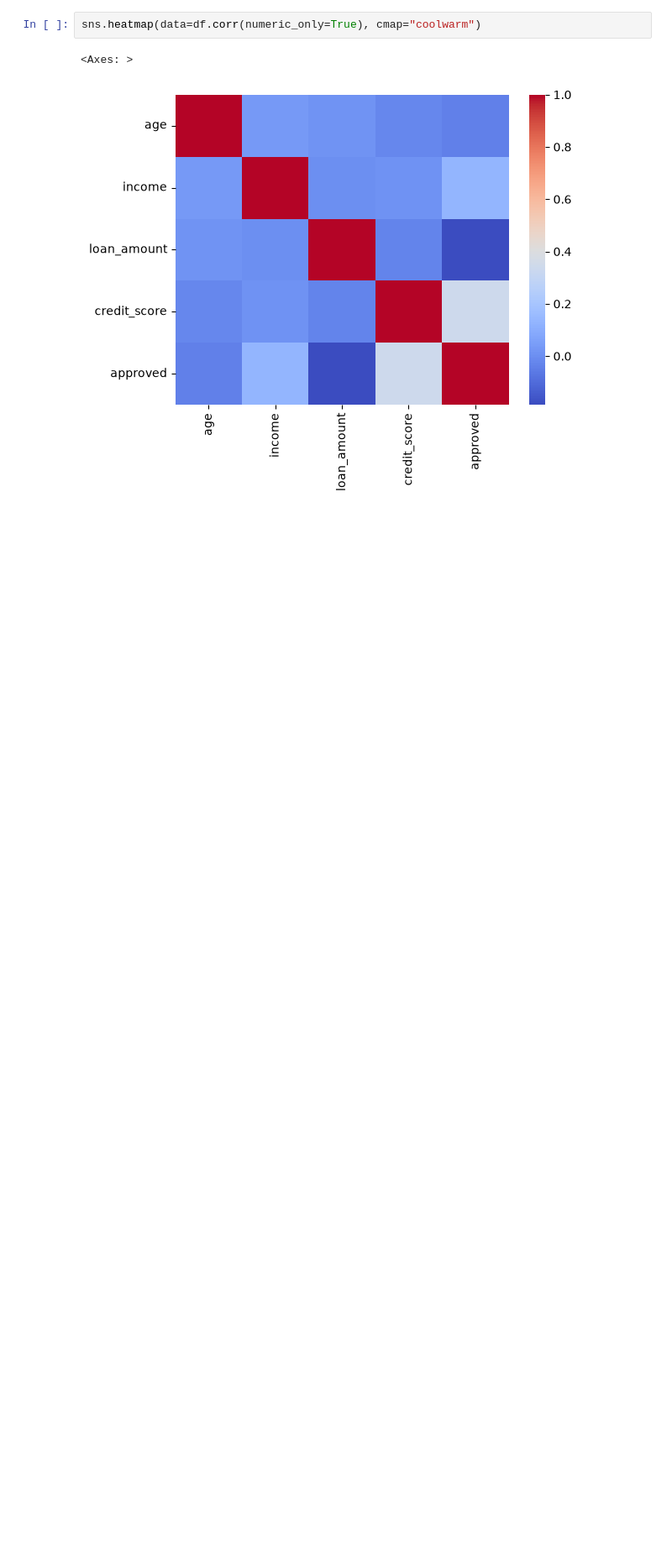
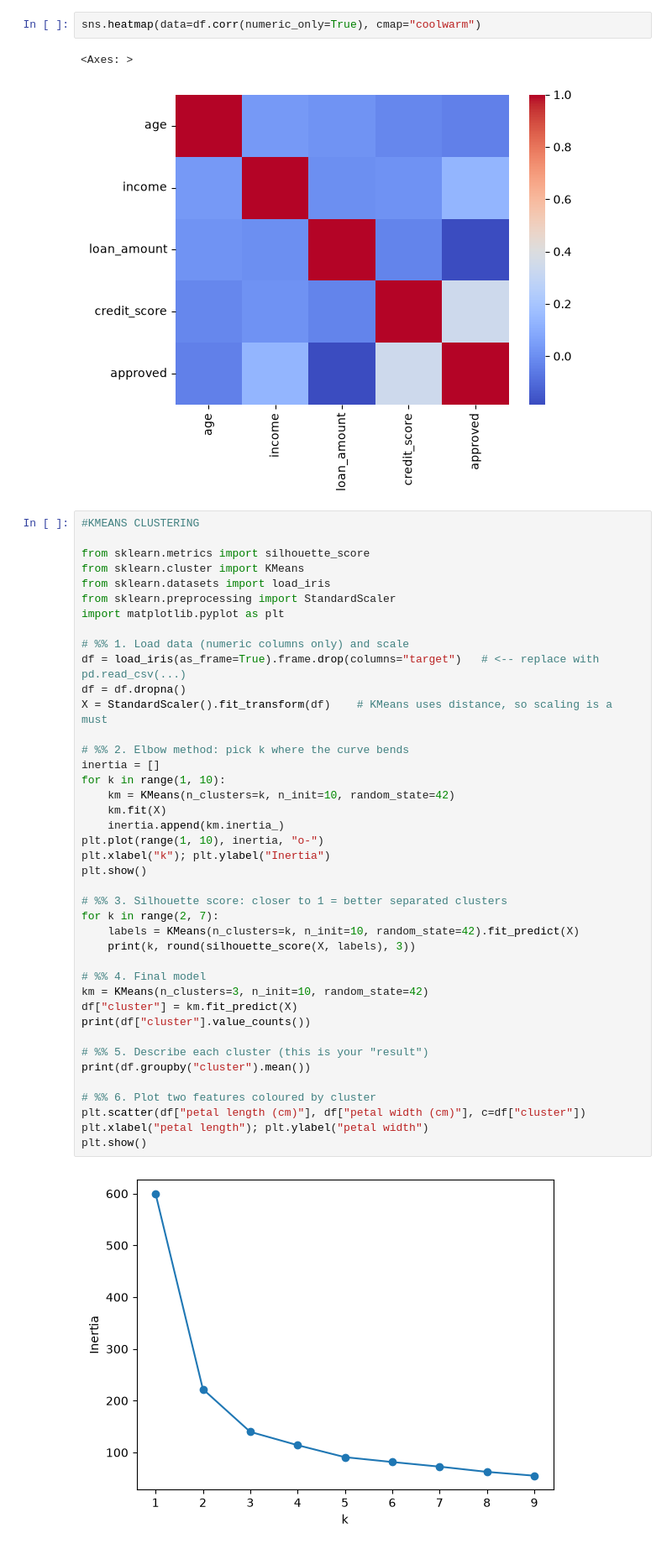
Before and after one commit to Naveensadanandan/AI-ML-exps, a Jupyter notebook: CA 1 - Practical CA/code/eda.ipynb, the cells around one changed output. Shown at 84% size. Saved outputs shown, nothing was run; the diff lists cells and outputs as text; blank space fills up the shorter version.

```diff
--- a/CA 1 - Practical CA/code/eda.ipynb
+++ b/CA 1 - Practical CA/code/eda.ipynb
@@ -108,3 +108,46 @@ sns.heatmap(data=df.corr(numeric_only=True), cmap="coolwarm")
 # %% [output]
 <Axes: >
 [figure]
+# %%
+#KMEANS CLUSTERING
+
+from sklearn.metrics import silhouette_score
+from sklearn.cluster import KMeans
+from sklearn.datasets import load_iris
+from sklearn.preprocessing import StandardScaler
+import matplotlib.pyplot as plt
+
+# %% 1. Load data (numeric columns only) and scale
+df = load_iris(as_frame=True).frame.drop(columns="target")   # <-- replace with pd.read_csv(...)
+df = df.dropna()
+X = StandardScaler().fit_transform(df)    # KMeans uses distance, so scaling is a must
+
+# %% 2. Elbow method: pick k where the curve bends
+inertia = []
+for k in range(1, 10):
+    km = KMeans(n_clusters=k, n_init=10, random_state=42)
+    km.fit(X)
+    inertia.append(km.inertia_)
+plt.plot(range(1, 10), inertia, "o-")
+plt.xlabel("k"); plt.ylabel("Inertia")
+plt.show()
+
+# %% 3. Silhouette score: closer to 1 = better separated clusters
+for k in range(2, 7):
+    labels = KMeans(n_clusters=k, n_init=10, random_state=42).fit_predict(X)
+    print(k, round(silhouette_score(X, labels), 3))
+
+# %% 4. Final model
+km = KMeans(n_clusters=3, n_init=10, random_state=42)
+df["cluster"] = km.fit_predict(X)
+print(df["cluster"].value_counts())
+
+# %% 5. Describe each cluster (this is your "result")
+print(df.groupby("cluster").mean())
+
+# %% 6. Plot two features coloured by cluster
+plt.scatter(df["petal length (cm)"], df["petal width (cm)"], c=df["cluster"])
+plt.xlabel("petal length"); plt.ylabel("petal width")
+plt.show()
+# %% [output]
+[figure, added]
```
Also changed, not shown: parts of 2 cells of this notebook, 3 other files.
